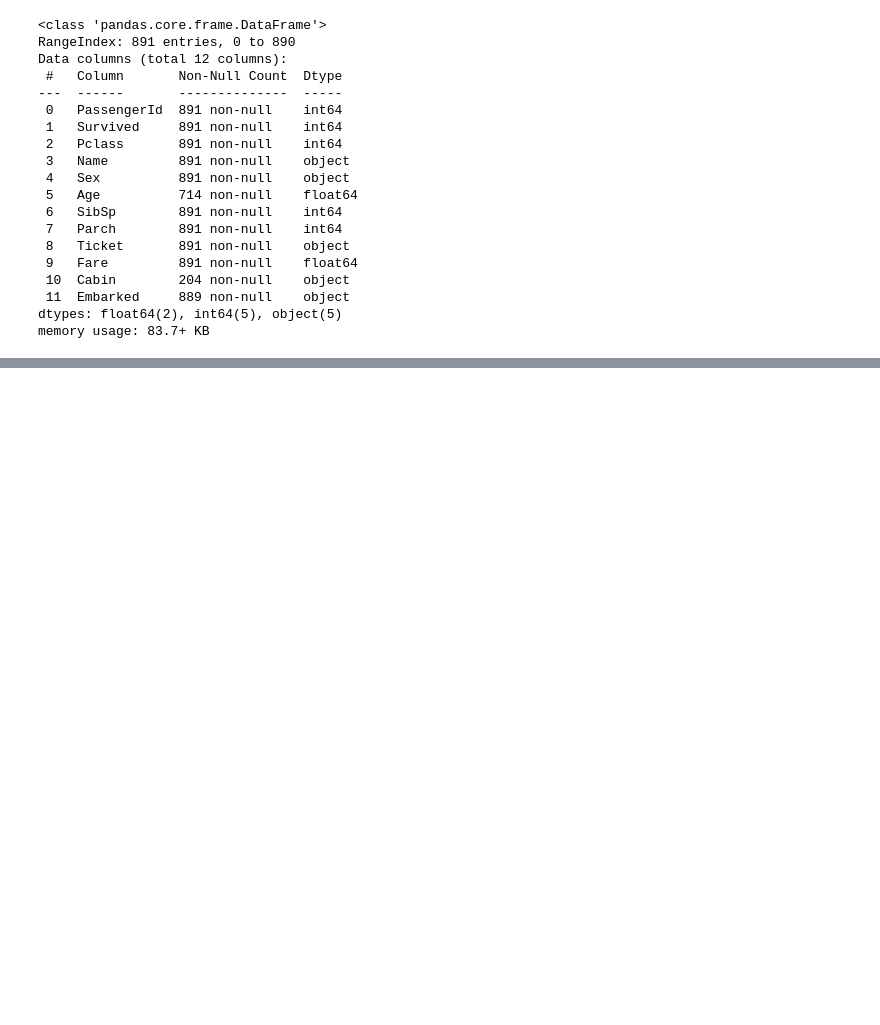
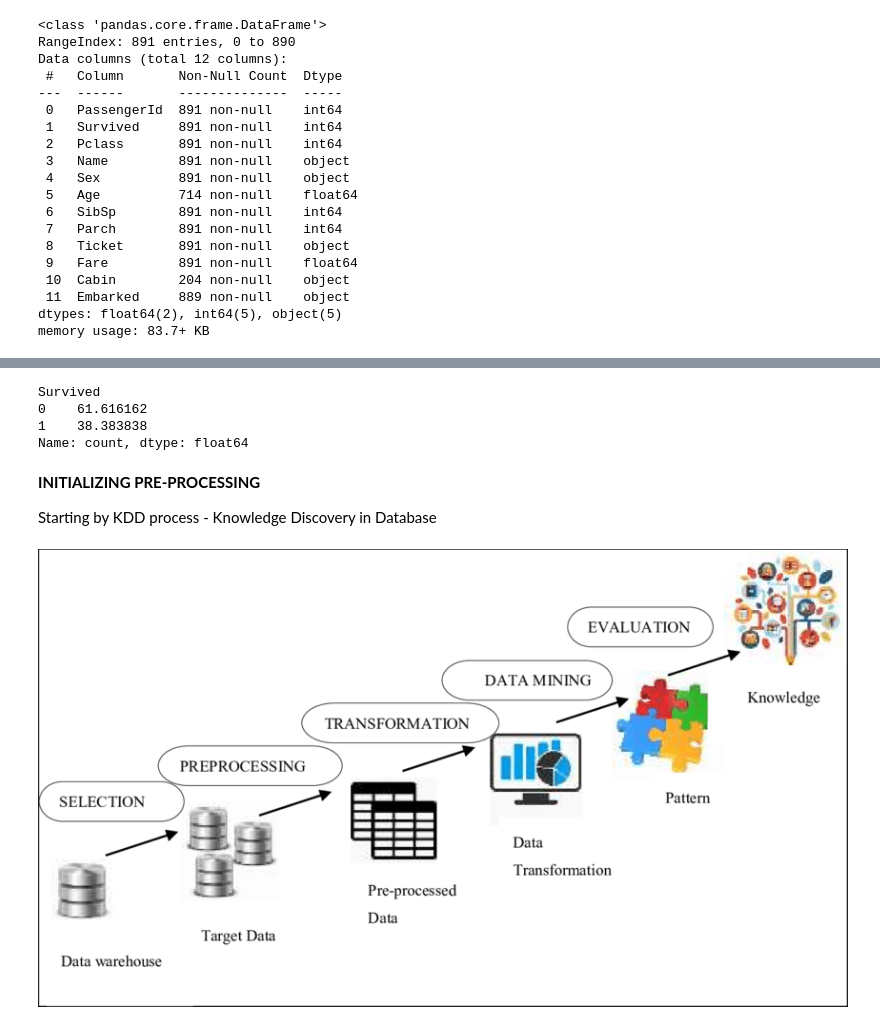
Before and after one commit to LucasGalanti/titanic_ML, a Jupyter notebook: titanic_prediction.ipynb, the cells around one changed output, grey strips where cells are left out. Saved outputs shown, nothing was run; the diff lists cells and outputs as text; code cells hidden in the pictures; blank space fills up the shorter version.

Commit message:
add some data cleaning on the process

```diff
--- a/titanic_prediction.ipynb
+++ b/titanic_prediction.ipynb
@@ -112,0 +190,17 @@ memory usage: 83.7+ KB
+# %%
+#our target variable is the "Survived" column. Let's see how many people survived
+
+titanic.Survived.value_counts()/len(titanic)*100
+# %% [output]
+Survived
+0    61.616162
+1    38.383838
+Name: count, dtype: float64
+# %% [markdown]
+**INITIALIZING PRE-PROCESSING**
+
+Starting by KDD process - Knowledge Discovery in Database
+# %%
+Image('kdd.png')
+# %% [output]
+[figure, added]
```
Also changed, not shown: parts of 28 cells of this notebook, 1 other file.
